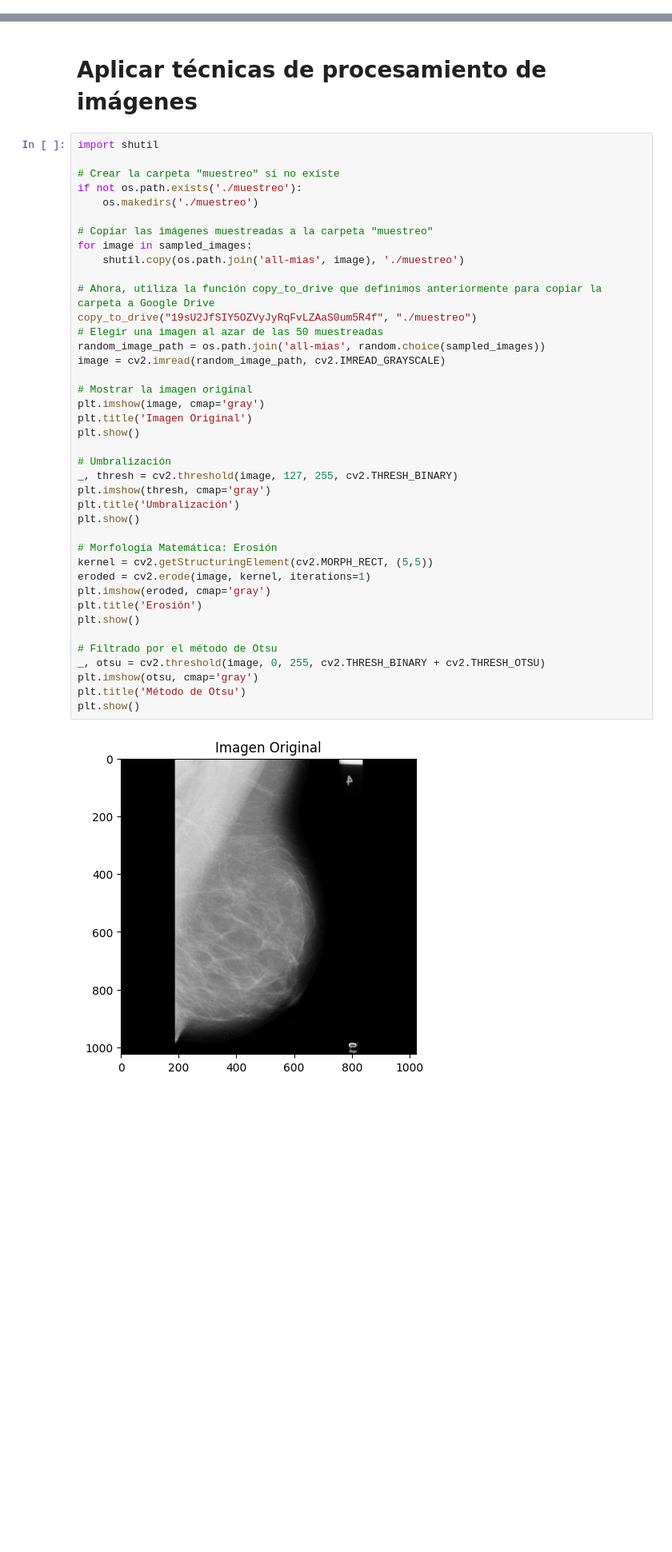
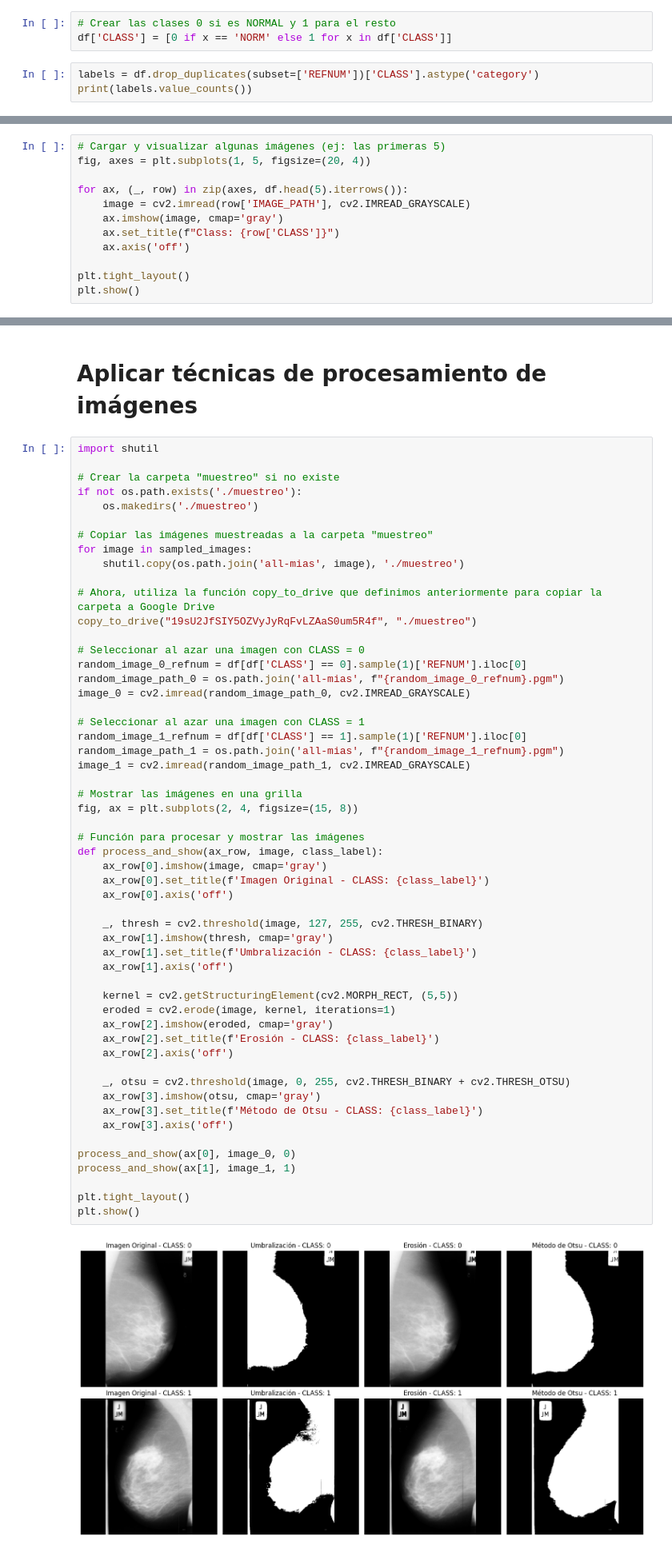
Before and after one commit to jsebastianquiroga/IMAGE_VIDEO_PROCESSING_PUJ, a Jupyter notebook: proyecto/proyecto_garcia_quiroga.ipynb, the cells around one changed output, grey strips where cells are left out. Shown at 80% size. Saved outputs shown, nothing was run; the diff lists cells and outputs as text; blank space fills up the shorter version.

```diff
--- a/proyecto/proyecto_garcia_quiroga.ipynb
+++ b/proyecto/proyecto_garcia_quiroga.ipynb
@@ -82,0 +127,6 @@ Mounted at /content/drive
+# %%
+# Crear las clases 0 si es NORMAL y 1 para el resto
+df['CLASS'] = [0 if x == 'NORM' else 1 for x in df['CLASS']]
+# %%
+labels = df.drop_duplicates(subset=['REFNUM'])['CLASS'].astype('category')
+print(labels.value_counts())
@@ -82,0 +154,12 @@ Mounted at /content/drive
+# %%
+# Cargar y visualizar algunas imágenes (ej: las primeras 5)
+fig, axes = plt.subplots(1, 5, figsize=(20, 4))
+
+for ax, (_, row) in zip(axes, df.head(5).iterrows()):
+    image = cv2.imread(row['IMAGE_PATH'], cv2.IMREAD_GRAYSCALE)
+    ax.imshow(image, cmap='gray')
+    ax.set_title(f"Class: {row['CLASS']}")
+    ax.axis('off')
+
+plt.tight_layout()
+plt.show()
@@ -85,42 +170,56 @@ Mounted at /content/drive
 # %%
 import shutil
 
 # Crear la carpeta "muestreo" si no existe
 if not os.path.exists('./muestreo'):
     os.makedirs('./muestreo')
 
 # Copiar las imágenes muestreadas a la carpeta "muestreo"
 for image in sampled_images:
     shutil.copy(os.path.join('all-mias', image), './muestreo')
 
 # Ahora, utiliza la función copy_to_drive que definimos anteriormente para copiar la carpeta a Google Drive
 copy_to_drive("19sU2JfSIY5OZVyJyRqFvLZAaS0um5R4f", "./muestreo")
-# Elegir una imagen al azar de las 50 muestreadas
-random_image_path = os.path.join('all-mias', random.choice(sampled_images))
-image = cv2.imread(random_image_path, cv2.IMREAD_GRAYSCALE)
 
-# Mostrar la imagen original
-plt.imshow(image, cmap='gray')
-plt.title('Imagen Original')
+# Seleccionar al azar una imagen con CLASS = 0
+random_image_0_refnum = df[df['CLASS'] == 0].sample(1)['REFNUM'].iloc[0]
+random_image_path_0 = os.path.join('all-mias', f"{random_image_0_refnum}.pgm")
+image_0 = cv2.imread(random_image_path_0, cv2.IMREAD_GRAYSCALE)
+
+# Seleccionar al azar una imagen con CLASS = 1
+random_image_1_refnum = df[df['CLASS'] == 1].sample(1)['REFNUM'].iloc[0]
+random_image_path_1 = os.path.join('all-mias', f"{random_image_1_refnum}.pgm")
+image_1 = cv2.imread(random_image_path_1, cv2.IMREAD_GRAYSCALE)
+
+# Mostrar las imágenes en una grilla
+fig, ax = plt.subplots(2, 4, figsize=(15, 8))
+
+# Función para procesar y mostrar las imágenes
+def process_and_show(ax_row, image, class_label):
+    ax_row[0].imshow(image, cmap='gray')
+    ax_row[0].set_title(f'Imagen Original - CLASS: {class_label}')
+    ax_row[0].axis('off')
+
+    _, thresh = cv2.threshold(image, 127, 255, cv2.THRESH_BINARY)
+    ax_row[1].imshow(thresh, cmap='gray')
+    ax_row[1].set_title(f'Umbralización - CLASS: {class_label}')
+    ax_row[1].axis('off')
+
+    kernel = cv2.getStructuringElement(cv2.MORPH_RECT, (5,5))
+    eroded = cv2.erode(image, kernel, iterations=1)
+    ax_row[2].imshow(eroded, cmap='gray')
+    ax_row[2].set_title(f'Erosión - CLASS: {class_label}')
+    ax_row[2].axis('off')
+
+    _, otsu = cv2.threshold(image, 0, 255, cv2.THRESH_BINARY + cv2.THRESH_OTSU)
+    ax_row[3].imshow(otsu, cmap='gray')
+    ax_row[3].set_title(f'Método de Otsu - CLASS: {class_label}')
+    ax_row[3].axis('off')
+
+process_and_show(ax[0], image_0, 0)
+process_and_show(ax[1], image_1, 1)
+
+plt.tight_layout()
 plt.show()
-
-# Umbralización
-_, thresh = cv2.threshold(image, 127, 255, cv2.THRESH_BINARY)
-plt.imshow(thresh, cmap='gray')
-plt.title('Umbralización')
-plt.show()
-
-# Morfología Matemática: Erosión
-kernel = cv2.getStructuringElement(cv2.MORPH_RECT, (5,5))
-eroded = cv2.erode(image, kernel, iterations=1)
-plt.imshow(eroded, cmap='gray')
-plt.title('Erosión')
-plt.show()
-
-# Filtrado por el método de Otsu
-_, otsu = cv2.threshold(image, 0, 255, cv2.THRESH_BINARY + cv2.THRESH_OTSU)
-plt.imshow(otsu, cmap='gray')
-plt.title('Método de Otsu')
-plt.show()
 # %% [output]
-[figure, old version]
+[figure, new version]
```
Also changed, not shown: parts of 10 cells of this notebook.
